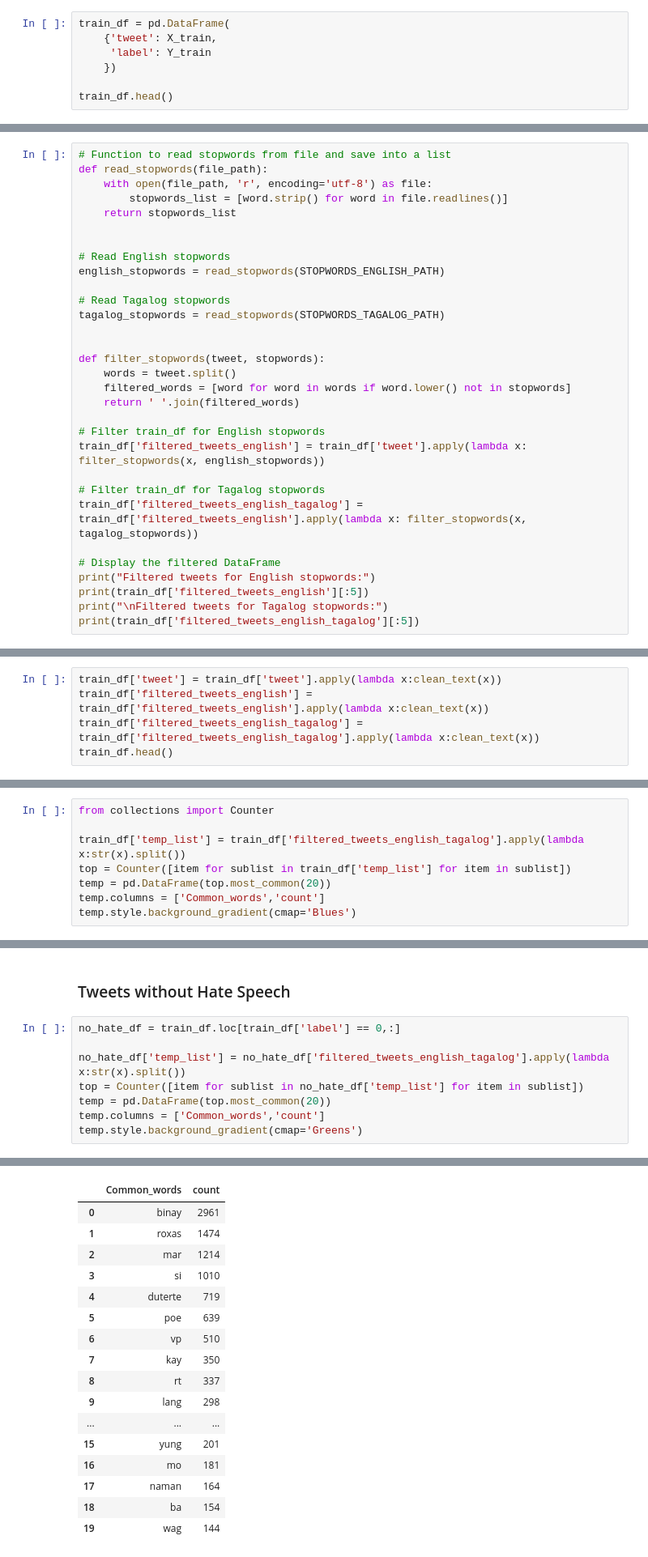
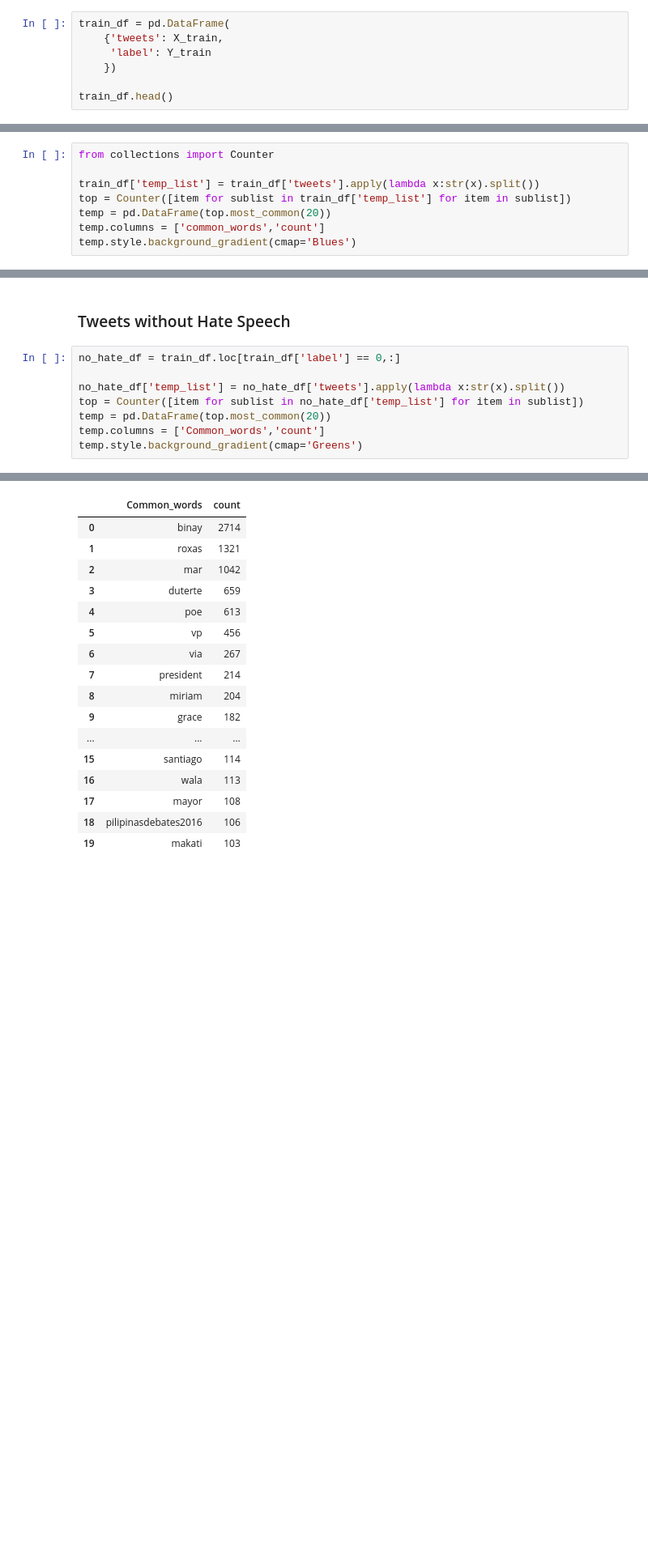
Before and after one commit to lendl-uy/hate-speech-detection, a Jupyter notebook: dataset/eda.ipynb, the cells around one changed output, grey strips where cells are left out. Shown at 81% size. Drawn from its saved outputs; the diff is of its cells as text; blank space fills up the shorter version.

```diff
--- a/dataset/eda.ipynb
+++ b/dataset/eda.ipynb
@@ -53,7 +54,7 @@ print(len(Y_test))
 ## Convert to pandas dataframes and inspect
 # %%
 train_df = pd.DataFrame(
-    {'tweet': X_train,
+    {'tweets': X_train,
      'label': Y_train
     })
 
@@ -193,31 +191,0 @@ train_df.head()
-# %%
-# Function to read stopwords from file and save into a list
-def read_stopwords(file_path):
-    with open(file_path, 'r', encoding='utf-8') as file:
-        stopwords_list = [word.strip() for word in file.readlines()]
-    return stopwords_list
-
-
-# Read English stopwords
-english_stopwords = read_stopwords(STOPWORDS_ENGLISH_PATH)
-
-# Read Tagalog stopwords
-tagalog_stopwords = read_stopwords(STOPWORDS_TAGALOG_PATH)
-
-
-def filter_stopwords(tweet, stopwords):
-    words = tweet.split()
-    filtered_words = [word for word in words if word.lower() not in stopwords]
-    return ' '.join(filtered_words)
-
-# Filter train_df for English stopwords
-train_df['filtered_tweets_english'] = train_df['tweet'].apply(lambda x: filter_stopwords(x, english_stopwords))
-
-# Filter train_df for Tagalog stopwords
-train_df['filtered_tweets_english_tagalog'] = train_df['filtered_tweets_english'].apply(lambda x: filter_stopwords(x, tagalog_stopwords))
-
-# Display the filtered DataFrame
-print("Filtered tweets for English stopwords:")
-print(train_df['filtered_tweets_english'][:5])
-print("\nFiltered tweets for Tagalog stopwords:")
-print(train_df['filtered_tweets_english_tagalog'][:5])
@@ -272,5 +191,0 @@ def clean_text(text):
-# %%
-train_df['tweet'] = train_df['tweet'].apply(lambda x:clean_text(x))
-train_df['filtered_tweets_english'] = train_df['filtered_tweets_english'].apply(lambda x:clean_text(x))
-train_df['filtered_tweets_english_tagalog'] = train_df['filtered_tweets_english_tagalog'].apply(lambda x:clean_text(x))
-train_df.head()
@@ -288,9 +196,9 @@ train_df.head()
 # %%
 from collections import Counter
 
-train_df['temp_list'] = train_df['filtered_tweets_english_tagalog'].apply(lambda x:str(x).split())
+train_df['temp_list'] = train_df['tweets'].apply(lambda x:str(x).split())
 top = Counter([item for sublist in train_df['temp_list'] for item in sublist])
 temp = pd.DataFrame(top.most_common(20))
-temp.columns = ['Common_words','count']
+temp.columns = ['common_words','count']
 temp.style.background_gradient(cmap='Blues')
 # %% [output]
@@ -365,7 +273,7 @@ See the caveats in the documentation: https://pandas.pydata.org/pandas-docs/stab
 # %%
 no_hate_df = train_df.loc[train_df['label'] == 0,:]
 
-no_hate_df['temp_list'] = no_hate_df['filtered_tweets_english_tagalog'].apply(lambda x:str(x).split())
+no_hate_df['temp_list'] = no_hate_df['tweets'].apply(lambda x:str(x).split())
 top = Counter([item for sublist in no_hate_df['temp_list'] for item in sublist])
 temp = pd.DataFrame(top.most_common(20))
 temp.columns = ['Common_words','count']
@@ -379,17 +287,17 @@ See the caveats in the documentation: https://pandas.pydata.org/pandas-docs/stab
 |  | Common_words | count |
-| 0 | binay | 2961 |
-| 1 | roxas | 1474 |
-| 2 | mar | 1214 |
-| 3 | si | 1010 |
-| 4 | duterte | 719 |
-| 5 | poe | 639 |
-| 6 | vp | 510 |
-| 7 | kay | 350 |
-| 8 | rt | 337 |
-| 9 | lang | 298 |
+| 0 | binay | 2714 |
+| 1 | roxas | 1321 |
+| 2 | mar | 1042 |
+| 3 | duterte | 659 |
+| 4 | poe | 613 |
+| 5 | vp | 456 |
+| 6 | via | 267 |
+| 7 | president | 214 |
+| 8 | miriam | 204 |
+| 9 | grace | 182 |
 | ... | ... | ... |
-| 15 | yung | 201 |
-| 16 | mo | 181 |
-| 17 | naman | 164 |
-| 18 | ba | 154 |
-| 19 | wag | 144 |
+| 15 | santiago | 114 |
+| 16 | wala | 113 |
+| 17 | mayor | 108 |
+| 18 | pilipinasdebates2016 | 106 |
+| 19 | makati | 103 |
```
Also changed, not shown: parts of 23 cells of this notebook, 4 other files.
